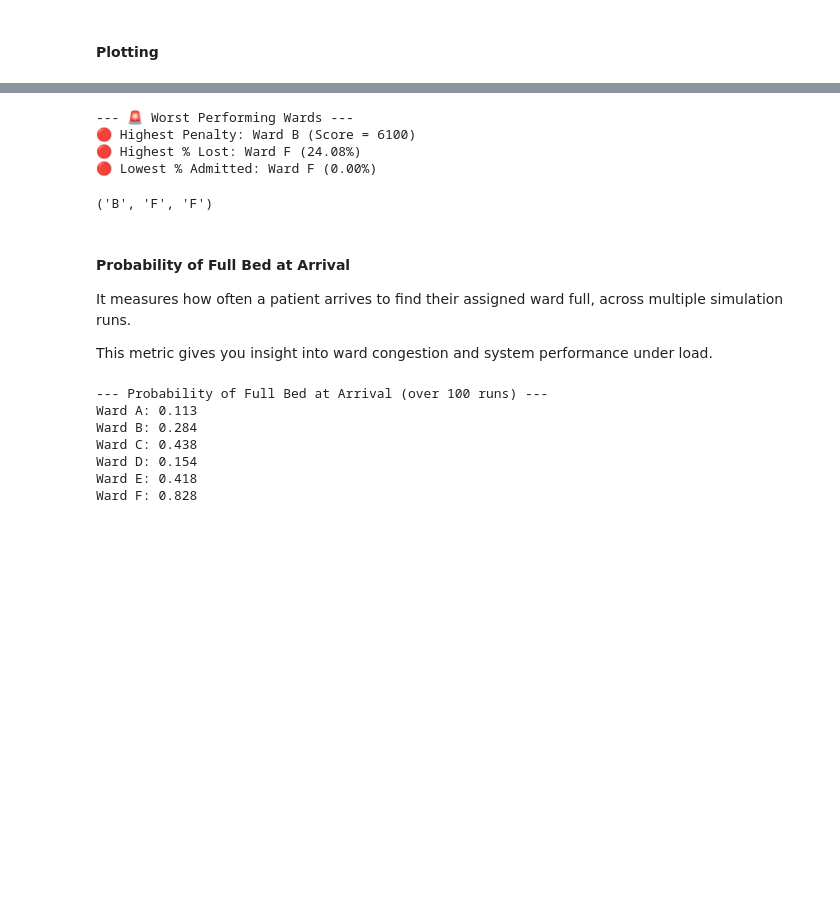
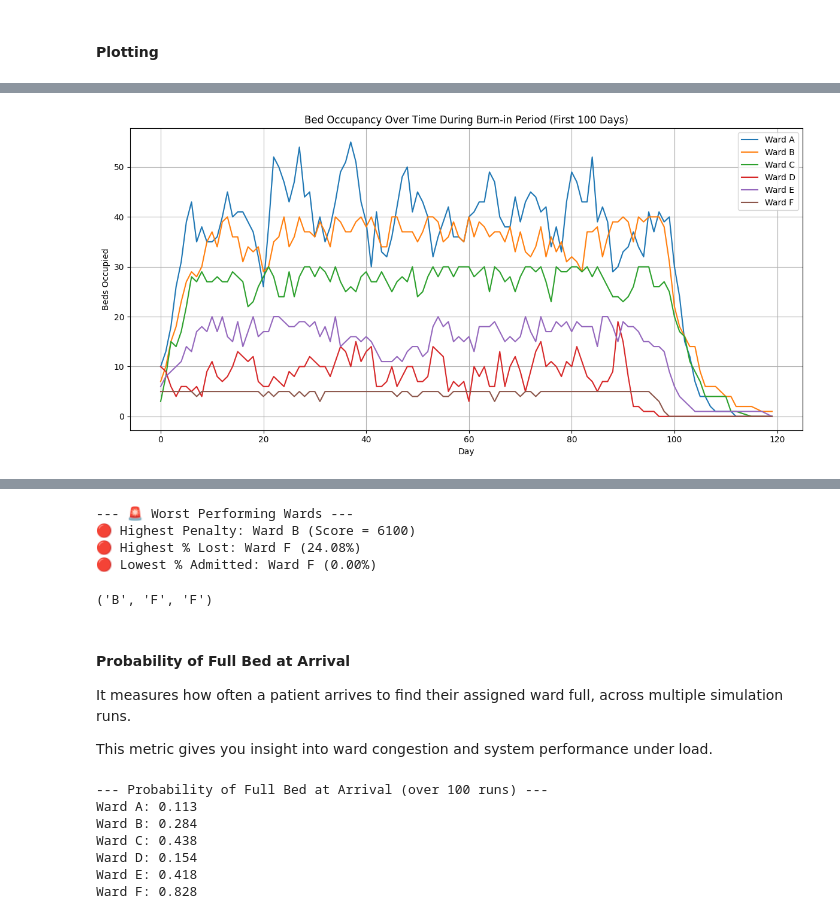
Before and after one commit to manufer20/stochastic-simulation, a Jupyter notebook: Jawhara_Project_2.ipynb, the cells around one changed output, grey strips where cells are left out. Cells and saved outputs as stored; diff of their text form; code cells hidden in the pictures; blank space fills up the shorter version.

```diff
--- a/Jawhara_Project_2.ipynb
+++ b/Jawhara_Project_2.ipynb
@@ -303 +455,84 @@ Total blocked patients: 2687
+# %%
+import numpy as np
+import random
+import heapq
+import matplotlib.pyplot as plt
+
+# Parameters
+WARDS = ['A', 'B', 'C', 'D', 'E', 'F']
+arrival_rates = {'A': 14.5, 'B': 11.0, 'C': 8.0, 'D': 6.5, 'E': 5.0, 'F': 13.0}
+stay_means = {'A': 2.9, 'B': 4.0, 'C': 4.5, 'D': 1.4, 'E': 3.9, 'F': 2.2}
+urgency_points = {'A': 7, 'B': 5, 'C': 2, 'D': 10, 'E': 5, 'F': 0}
+initial_beds = {'A': 55, 'B': 40, 'C': 30, 'D': 20, 'E': 20, 'F': 5}
+relocation_probs = {
+    'A': {'B': 0.05, 'C': 0.10, 'D': 0.05, 'E': 0.80},
+    'B': {'A': 0.20, 'C': 0.50, 'D': 0.15, 'E': 0.15},
+    'C': {'A': 0.30, 'B': 0.20, 'D': 0.20, 'E': 0.30},
+    'D': {'A': 0.35, 'B': 0.30, 'C': 0.05, 'E': 0.30},
+    'E': {'A': 0.20, 'B': 0.10, 'C': 0.60, 'D': 0.10},
+    'F': {'A': 0.20, 'B': 0.20, 'C': 0.20, 'D': 0.20, 'E': 0.20}
+}
+
+def initialize_events(days=30):  # only simulate the first month
+    event_list = []
+    np.random.seed(0)
+    for ptype in WARDS:
+        num_arrivals = int(arrival_rates[ptype] * days) # possibility to add a buffer 1.2
+        mean_interarrival_time = 1 / arrival_rates[ptype]
+        interarrival_times = np.random.exponential(mean_interarrival_time, num_arrivals)
+        arrivals = np.cumsum(interarrival_times)
+        for t in arrivals:
+            if t < days:
+                heapq.heappush(event_list, (t, 'Arr', ptype))
+    return event_list
+
+def simulate_burnin(days=100):
+    bed = initial_beds.copy()
+    event_list = initialize_events(days)
+    occupancy_over_time = {w: [] for w in WARDS}
+    timeline = []
+
+    current_day = 0
+    while event_list:
+        event = heapq.heappop(event_list)
+        time = event[0]
+        day = int(time)
+
+        if day > current_day:
+            for w in WARDS:
+                occupancy_over_time[w].append(initial_beds[w] - bed[w])
+            timeline.append(current_day)
+            current_day = day
+
+        event_type = event[1]
+
+        if event_type == 'Arr':
+            ptype = event[2]
+            if bed[ptype] > 0:
+                bed[ptype] -= 1
+                los = np.random.exponential(stay_means[ptype])
+                heapq.heappush(event_list, (time + los, 'Dep', ptype))
+        elif event_type == 'Dep':
+            ptype = event[2]
+            bed[ptype] += 1
+
+    return timeline, occupancy_over_time
+
+# Run burn-in simulation for 30 days
+timeline, occupancy = simulate_burnin(100)
+
+# Plotting
+import matplotlib.pyplot as plt
+plt.figure(figsize=(12, 6))
+for w in WARDS:
+    plt.plot(timeline, occupancy[w], label=f"Ward {w}")
+plt.xlabel("Day")
+plt.ylabel("Beds Occupied")
+plt.title("Bed Occupancy Over Time During Burn-in Period (First 100 Days)")
+plt.legend()
+plt.grid(True)
+plt.tight_layout()
+plt.show()
+# %% [output]
+[figure, added]
 # %% [markdown]
```
Also changed, not shown: parts of 8 cells of this notebook.
